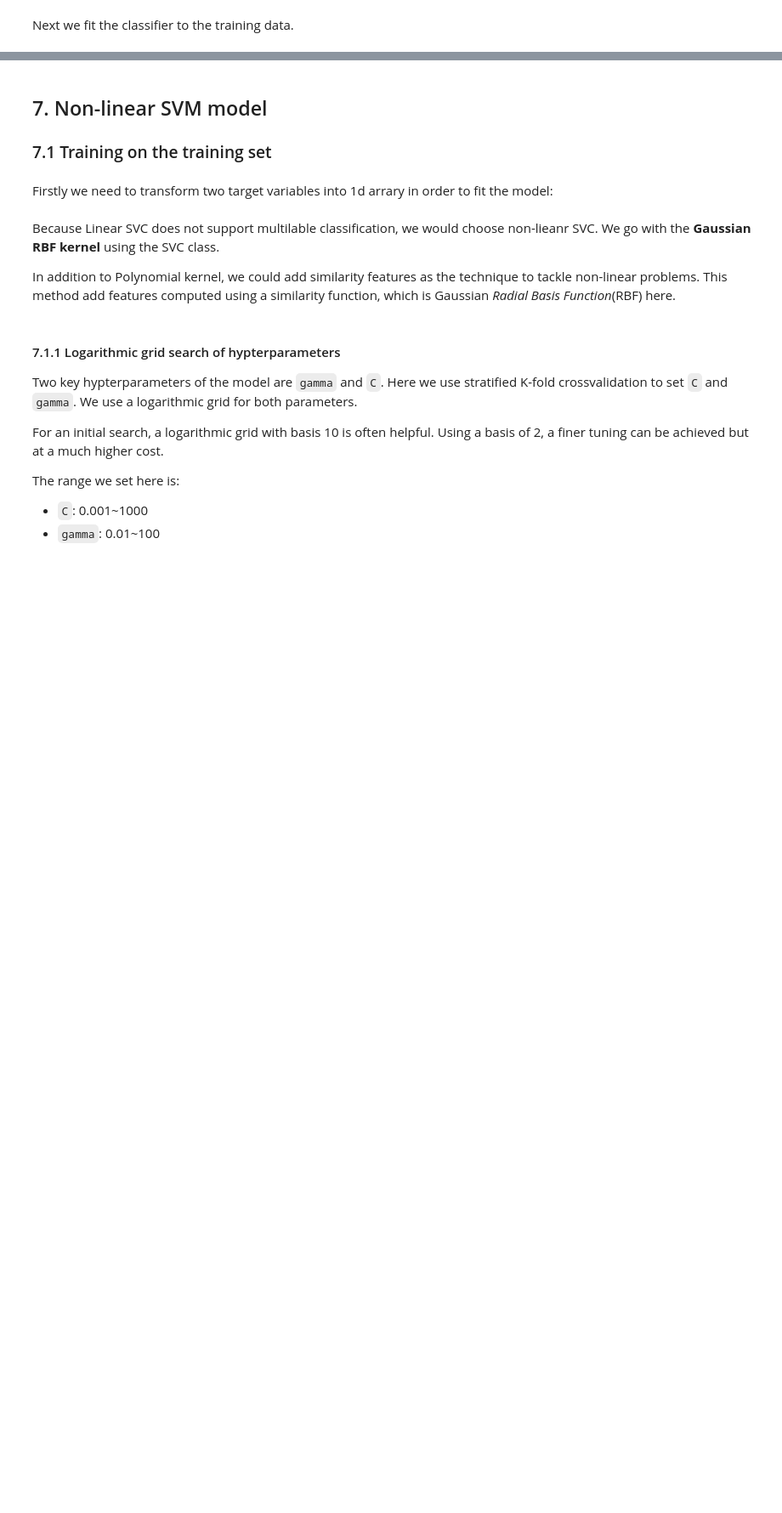
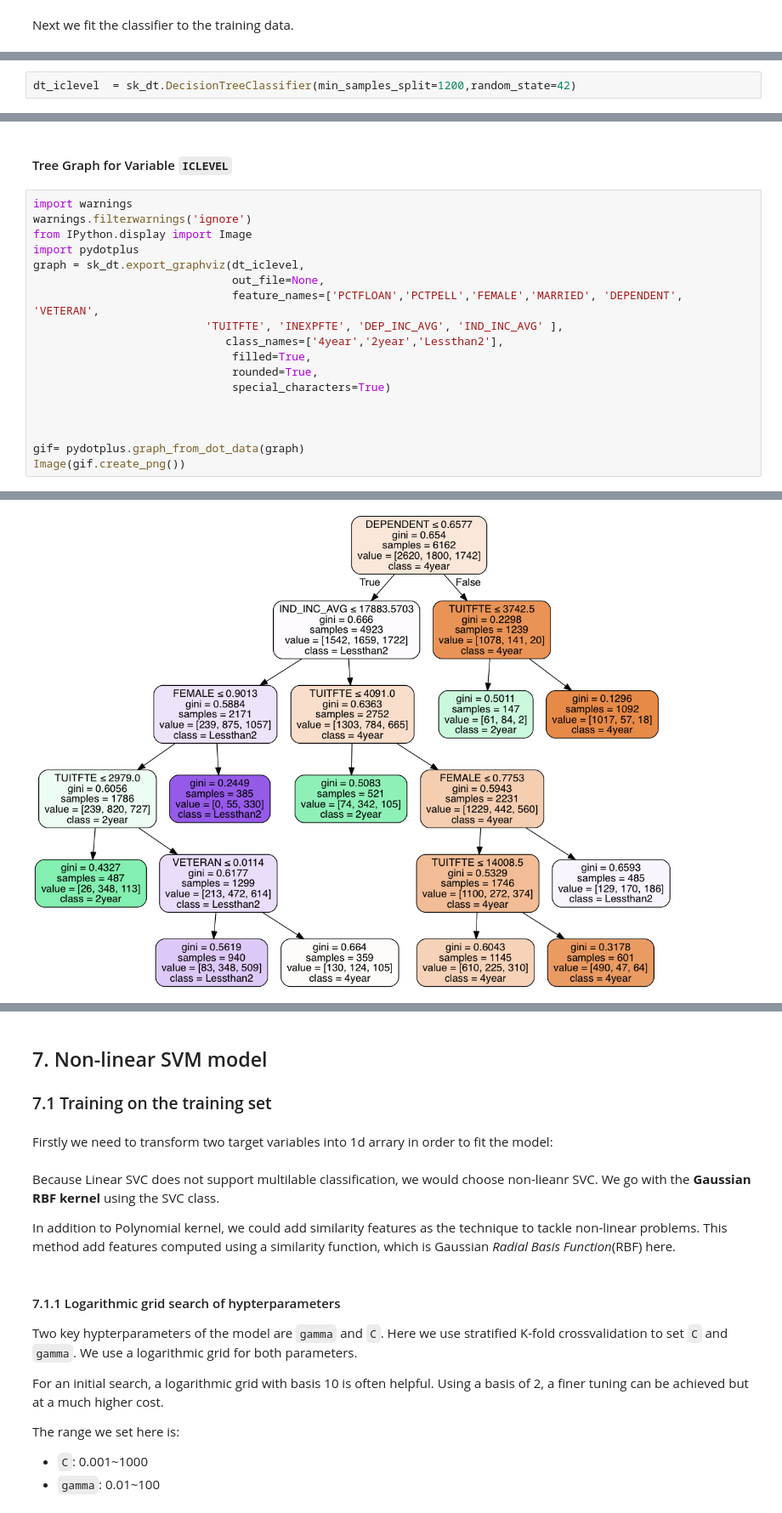
Before and after one commit to dorneliang/MA-755-Assignment-2, a Jupyter notebook: Assignment 2_Final.ipynb, the cells around one changed output, grey strips where cells are left out. Shown at 85% size. Drawn from its saved outputs; the diff is of its cells as text; blank space fills up the shorter version.

```diff
--- a/Assignment 2_Final.ipynb
+++ b/Assignment 2_Final.ipynb
@@ -1076,0 +859,2 @@ dt_clf
+# %%
+dt_iclevel  = sk_dt.DecisionTreeClassifier(min_samples_split=1200,random_state=42)
@@ -1076,0 +916,21 @@ dt_clf
+# %% [markdown]
+#### Tree Graph for Variable `ICLEVEL`
+# %%
+import warnings
+warnings.filterwarnings('ignore')
+from IPython.display import Image
+import pydotplus
+graph = sk_dt.export_graphviz(dt_iclevel,
+                              out_file=None,
+                              feature_names=['PCTFLOAN','PCTPELL','FEMALE','MARRIED', 'DEPENDENT', 'VETERAN',
+                          'TUITFTE', 'INEXPFTE', 'DEP_INC_AVG', 'IND_INC_AVG' ],
+                             class_names=['4year','2year','Lessthan2'],
+                              filled=True,
+                              rounded=True,
+                              special_characters=True)
+
+
+
+gif= pydotplus.graph_from_dot_data(graph)
+Image(gif.create_png())
+# %% [output]
@@ -1076,0 +954 @@ dt_clf
+[figure, added]
```
Also changed, not shown: parts of 120 cells of this notebook.
